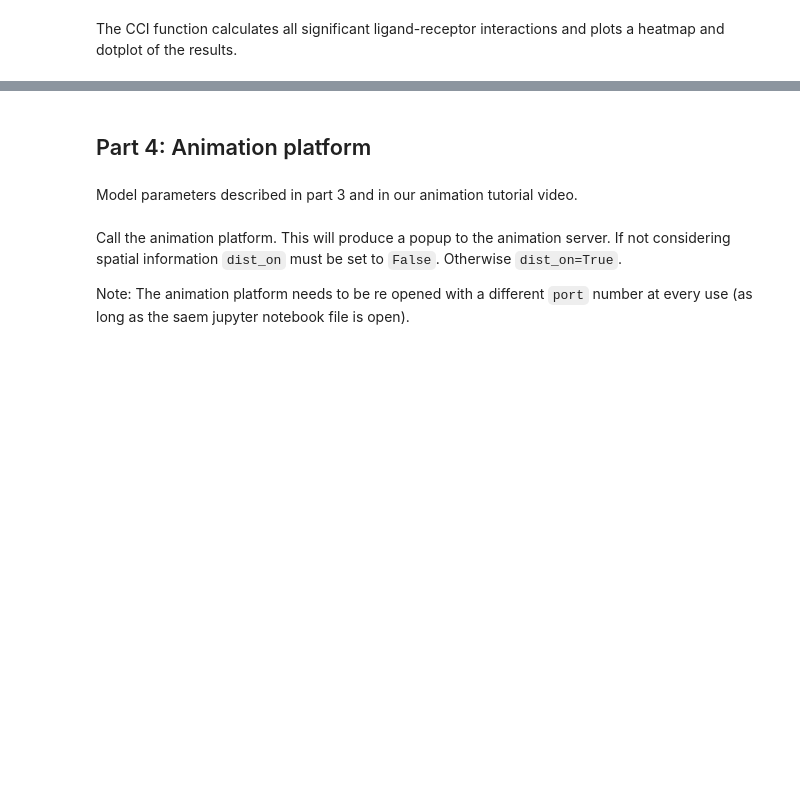
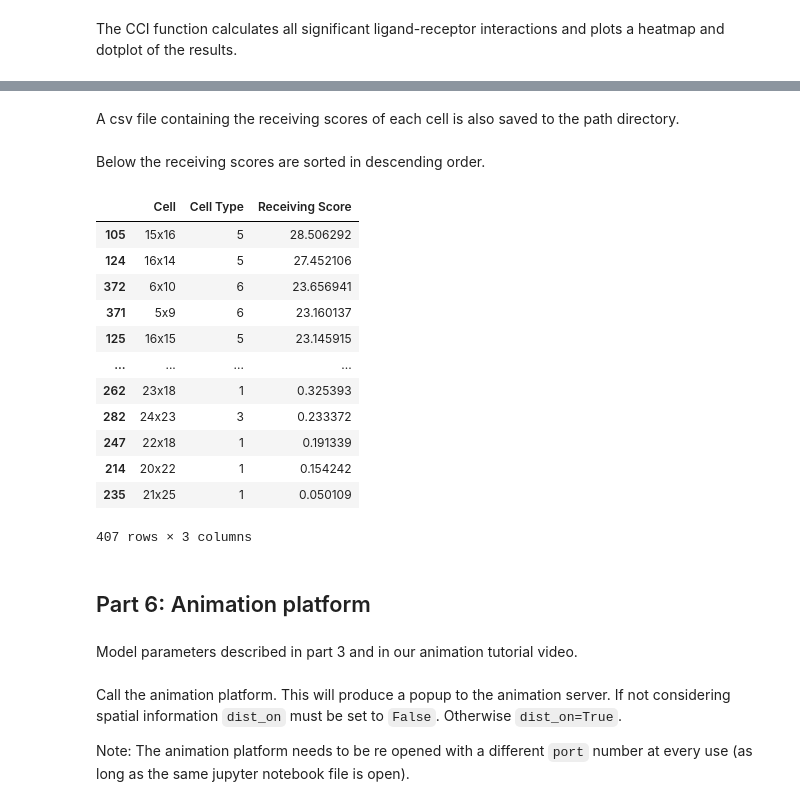
Before and after one commit to mcgilldinglab/CellAgentChat, a Jupyter notebook: tutorial/Tutorial.ipynb, the cells around one changed output, grey strips where cells are left out. Cells and saved outputs as stored; diff of their text form; code cells hidden in the pictures; blank space fills up the shorter version.

````diff
--- a/tutorial/Tutorial.ipynb
+++ b/tutorial/Tutorial.ipynb
@@ -244,5 +358,25 @@
+# %% [markdown]
+A csv file containing the receiving scores of each cell is also saved to the path directory.
+# %% [markdown]
+Below the receiving scores are sorted in descending order.
+# %%
+data.sort_values(by=['Receiving Score'], ascending=False)
+# %% [output]
+|  | Cell | Cell Type | Receiving Score |
+| 105 | 15x16 | 5 | 28.506292 |
+| 124 | 16x14 | 5 | 27.452106 |
+| 372 | 6x10 | 6 | 23.656941 |
+| 371 | 5x9 | 6 | 23.160137 |
+| 125 | 16x15 | 5 | 23.145915 |
+| ... | ... | ... | ... |
+| 262 | 23x18 | 1 | 0.325393 |
+| 282 | 24x23 | 3 | 0.233372 |
+| 247 | 22x18 | 1 | 0.191339 |
+| 214 | 20x22 | 1 | 0.154242 |
+| 235 | 21x25 | 1 | 0.050109 |
+407 rows × 3 columns
 # %% [markdown]
-## Part 4: Animation platform
+## Part 6: Animation platform
 # %% [markdown]
 Model parameters described in part 3 and in our animation tutorial video.
 # %%
@@ -250,6 +384,6 @@ model_params = abm.parameters(adata, lig_uni, rec_uni, rates, clusters, pairs, p
 # %% [markdown]
 Call the animation platform. This will produce a popup to the animation server. If not considering spatial information ```dist_on``` must be set to ```False```. Otherwise ```dist_on=True```.
 
-Note: The animation platform needs to be re opened with a different ```port``` number at every use (as long as the saem jupyter notebook file is open).
+Note: The animation platform needs to be re opened with a different ```port``` number at every use (as long as the same jupyter notebook file is open).
 # %%
 abm.visualization(adata, model_params, dist_on=True, port=8521)
````
Also changed, not shown: parts of 42 cells of this notebook.
